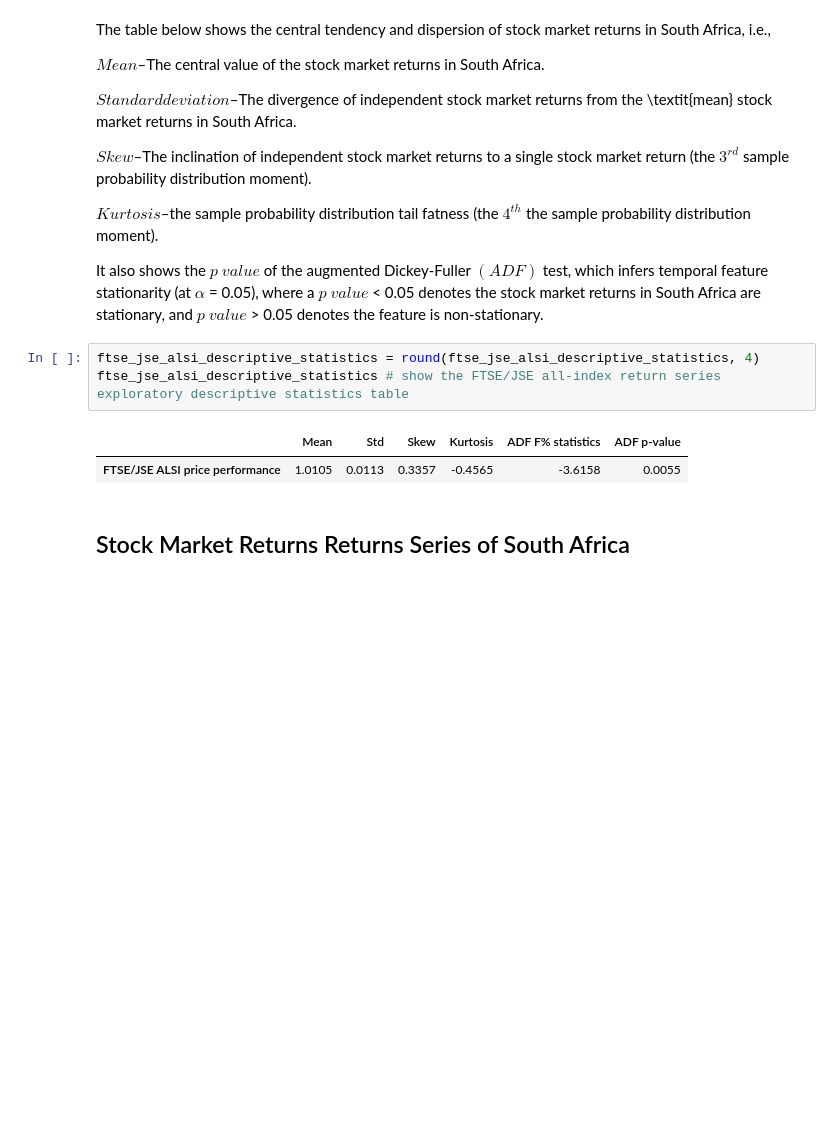
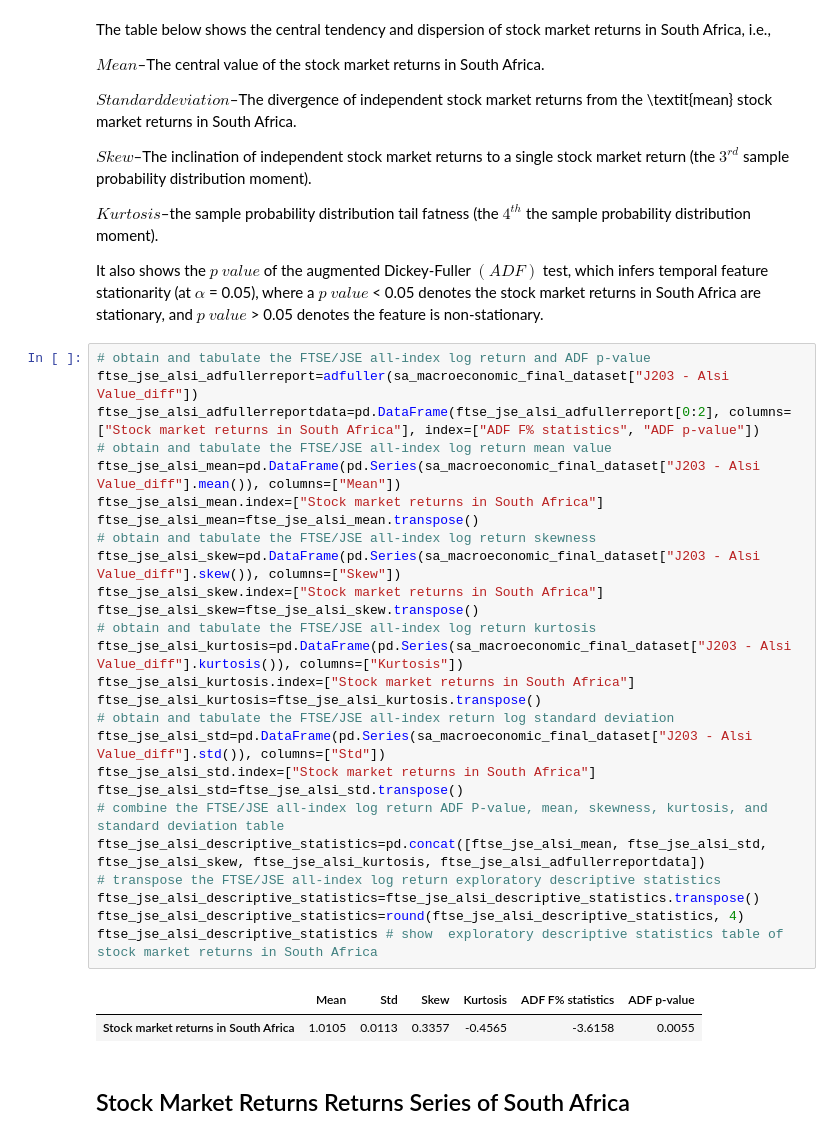
Before and after one commit to tshepochris/mastersproject, a Jupyter notebook: mastersproject.ipynb, the cells around one changed output. Drawn from its saved outputs; the diff is of its cells as text; blank space fills up the shorter version.

```diff
--- a/mastersproject.ipynb
+++ b/mastersproject.ipynb
@@ -365,12 +341,35 @@ $Skew$–The inclination of independent stock market returns to a single stock m
 $Kurtosis$–the sample probability distribution tail fatness (the $4^{th}$ the sample probability distribution moment).
 
 It also shows the $p$ $value$ of the augmented Dickey-Fuller $(ADF)$ test, which infers temporal feature stationarity (at $\alpha$ = 0.05), where a $p$ $value$ < 0.05 denotes the stock market returns in South Africa are stationary, and $p$ $value$ > 0.05 denotes the feature is non-stationary.
-# %%
-ftse_jse_alsi_descriptive_statistics = round(ftse_jse_alsi_descriptive_statistics, 4)
-ftse_jse_alsi_descriptive_statistics # show the FTSE/JSE all-index return series exploratory descriptive statistics table
-# %% [output]
-|  | Mean | Std | Skew | Kurtosis | ADF F% statistics | ADF p-value |
-| FTSE/JSE ALSI price performance | 1.0105 | 0.0113 | 0.3357 | -0.4565 | -3.6158 | 0.0055 |
+# %%
+# obtain and tabulate the FTSE/JSE all-index log return and ADF p-value
+ftse_jse_alsi_adfullerreport=adfuller(sa_macroeconomic_final_dataset["J203 - Alsi Value_diff"])
+ftse_jse_alsi_adfullerreportdata=pd.DataFrame(ftse_jse_alsi_adfullerreport[0:2], columns=["Stock market returns in South Africa"], index=["ADF F% statistics", "ADF p-value"])
+# obtain and tabulate the FTSE/JSE all-index log return mean value
+ftse_jse_alsi_mean=pd.DataFrame(pd.Series(sa_macroeconomic_final_dataset["J203 - Alsi Value_diff"].mean()), columns=["Mean"])
+ftse_jse_alsi_mean.index=["Stock market returns in South Africa"]
+ftse_jse_alsi_mean=ftse_jse_alsi_mean.transpose()
+# obtain and tabulate the FTSE/JSE all-index log return skewness
+ftse_jse_alsi_skew=pd.DataFrame(pd.Series(sa_macroeconomic_final_dataset["J203 - Alsi Value_diff"].skew()), columns=["Skew"])
+ftse_jse_alsi_skew.index=["Stock market returns in South Africa"]
+ftse_jse_alsi_skew=ftse_jse_alsi_skew.transpose()
+# obtain and tabulate the FTSE/JSE all-index log return kurtosis
+ftse_jse_alsi_kurtosis=pd.DataFrame(pd.Series(sa_macroeconomic_final_dataset["J203 - Alsi Value_diff"].kurtosis()), columns=["Kurtosis"])
+ftse_jse_alsi_kurtosis.index=["Stock market returns in South Africa"]
+ftse_jse_alsi_kurtosis=ftse_jse_alsi_kurtosis.transpose()
+# obtain and tabulate the FTSE/JSE all-index return log standard deviation
+ftse_jse_alsi_std=pd.DataFrame(pd.Series(sa_macroeconomic_final_dataset["J203 - Alsi Value_diff"].std()), columns=["Std"])
+ftse_jse_alsi_std.index=["Stock market returns in South Africa"]
+ftse_jse_alsi_std=ftse_jse_alsi_std.transpose()
+# combine the FTSE/JSE all-index log return ADF P-value, mean, skewness, kurtosis, and standard deviation table
+ftse_jse_alsi_descriptive_statistics=pd.concat([ftse_jse_alsi_mean, ftse_jse_alsi_std, ftse_jse_alsi_skew, ftse_jse_alsi_kurtosis, ftse_jse_alsi_adfullerreportdata])
+# transpose the FTSE/JSE all-index log return exploratory descriptive statistics
+ftse_jse_alsi_descriptive_statistics=ftse_jse_alsi_descriptive_statistics.transpose()
+ftse_jse_alsi_descriptive_statistics=round(ftse_jse_alsi_descriptive_statistics, 4)
+ftse_jse_alsi_descriptive_statistics # show  exploratory descriptive statistics table of stock market returns in South Africa
+# %% [output]
+|  | Mean | Std | Skew | Kurtosis | ADF F% statistics | ADF p-value |
+| Stock market returns in South Africa | 1.0105 | 0.0113 | 0.3357 | -0.4565 | -3.6158 | 0.0055 |
 # %% [markdown]
 ## Stock Market Returns Returns Series of South Africa
 # %% [markdown]
```
Also changed, not shown: parts of 24 cells of this notebook.
